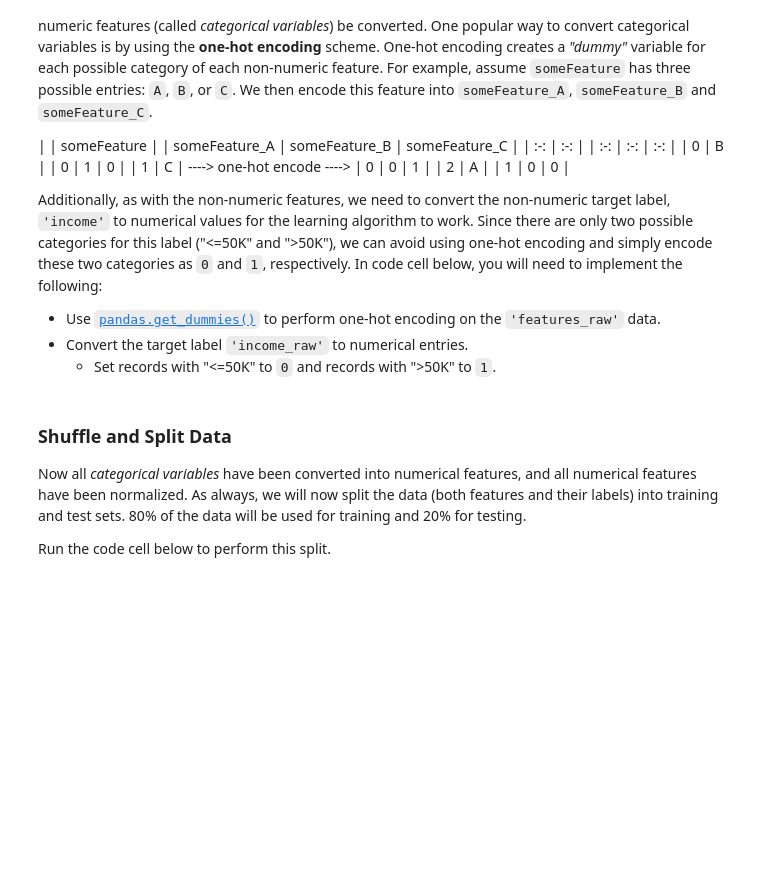
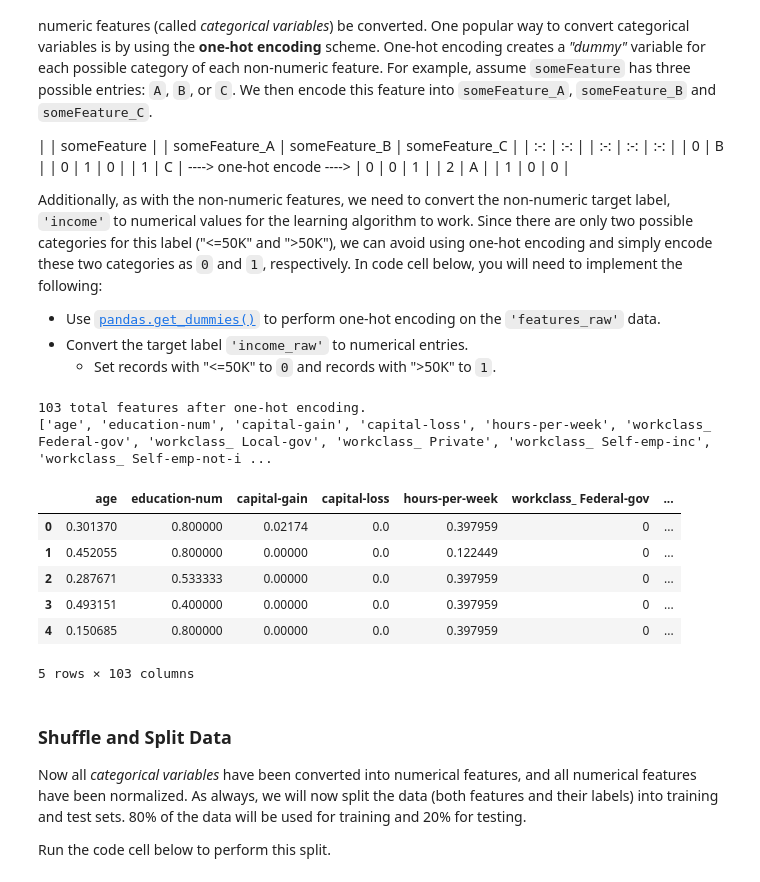
Before and after one commit to pwr2000/machine-learning, a Jupyter notebook: projects/finding_donors/finding_donors.ipynb, the cells around one changed output. Cells and saved outputs as stored; diff of their text form; code cells hidden in the pictures; blank space fills up the shorter version.

Commit message:
one-hot encoding, accuracy score, and fscore

```diff
--- a/projects/finding_donors/finding_donors.ipynb
+++ b/projects/finding_donors/finding_donors.ipynb
@@ -138,17 +138,38 @@ Additionally, as with the non-numeric features, we need to convert the non-numer
    - Set records with "<=50K" to `0` and records with ">50K" to `1`.
 # %%
 # TODO: One-hot encode the 'features_raw' data using pandas.get_dummies()
-features = None
+features = pd.get_dummies(features_raw, prefix=['workclass',
+                                                'education_level',
+                                                'marital-status',
+                                                'occupation',
+                                                'relationship',
+                                                'race',
+                                                'sex',
+                                                'native-country',
+                                               ])
 
 # TODO: Encode the 'income_raw' data to numerical values
-income = None
+income = (data['income'] == '>50K').astype(int)
 
 # Print the number of features after one-hot encoding
 encoded = list(features.columns)
 print "{} total features after one-hot encoding.".format(len(encoded))
 
 # Uncomment the following line to see the encoded feature names
-#print encoded
+print encoded
+# %% [output]
+103 total features after one-hot encoding.
+['age', 'education-num', 'capital-gain', 'capital-loss', 'hours-per-week', 'workclass_ Federal-gov', 'workclass_ Local-gov', 'workclass_ Private', 'workclass_ Self-emp-inc', 'workclass_ Self-emp-not-i ...
+# %%
+features.head()
+# %% [output]
+|  | age | education-num | capital-gain | capital-loss | hours-per-week | workclass_ Federal-gov | ... |
+| 0 | 0.301370 | 0.800000 | 0.02174 | 0.0 | 0.397959 | 0 | ... |
+| 1 | 0.452055 | 0.800000 | 0.00000 | 0.0 | 0.122449 | 0 | ... |
+| 2 | 0.287671 | 0.533333 | 0.00000 | 0.0 | 0.397959 | 0 | ... |
+| 3 | 0.493151 | 0.400000 | 0.00000 | 0.0 | 0.397959 | 0 | ... |
+| 4 | 0.150685 | 0.800000 | 0.00000 | 0.0 | 0.397959 | 0 | ... |
+5 rows × 103 columns
 # %% [markdown]
 ### Shuffle and Split Data
 Now all _categorical variables_ have been converted into numerical features, and all numerical features have been normalized. As always, we will now split the data (both features and their labels) into training and test sets. 80% of the data will be used for training and 20% for testing.
```
Also changed, not shown: parts of 4 cells of this notebook.
